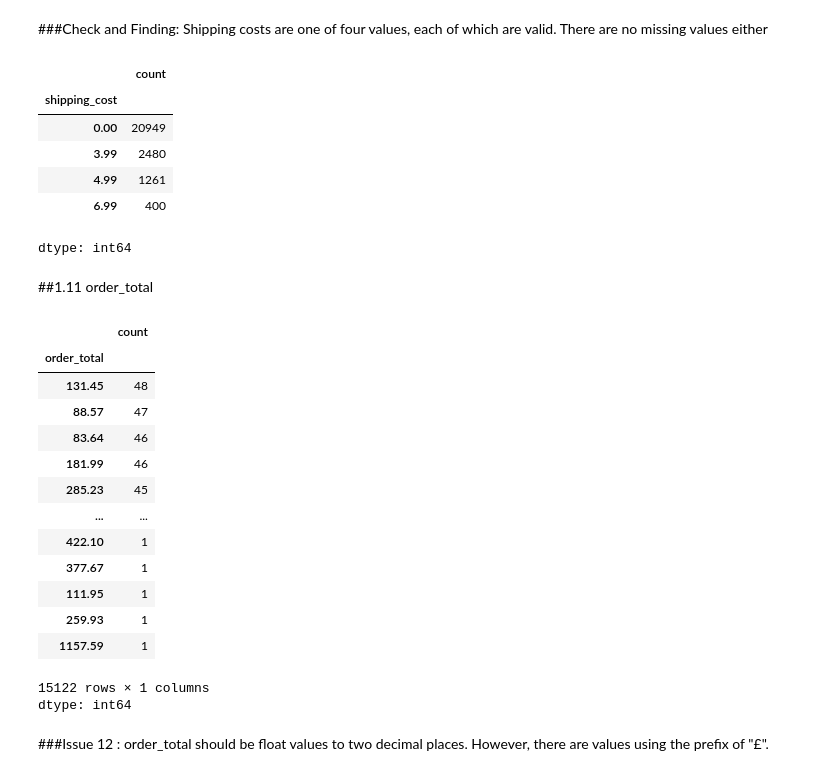
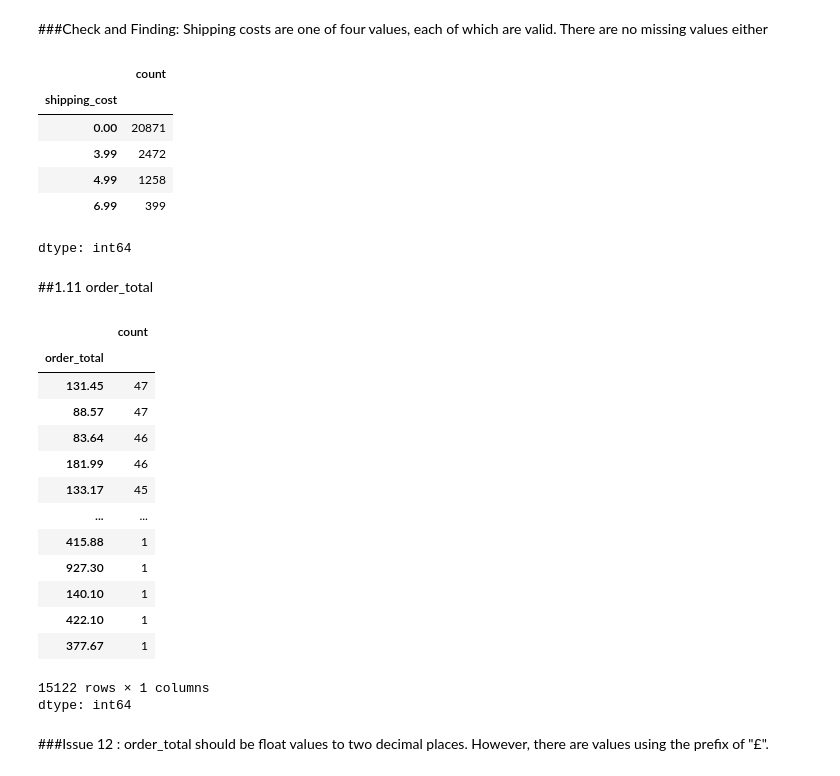
Before and after one commit to LSRajan/valley-outfitters-analysis, a Jupyter notebook: notebooks/01_profiling.ipynb, the cells around one changed output. Cells and saved outputs as stored; diff of their text form; code cells hidden in the pictures.

```diff
--- a/notebooks/01_profiling.ipynb
+++ b/notebooks/01_profiling.ipynb
@@ -58,7 +57,7 @@ np.int64(90)
 # %% [markdown]
 ### Proposed Fix 01: There are 90 duplicated rows in the table. Solve by dropping duplicated rows.
 # %%
-orders_temp = orders.drop_duplicates()
+orders_temp = orders.drop_duplicates().copy()
 # %% [markdown]
 ##1.1 order_id
 # %%
@@ -474,33 +463,33 @@ np.int64(0)
 # %% [markdown]
 ###Check and Finding: Shipping costs are one of four values, each of which are valid. There are no missing values either
 # %%
-orders["shipping_cost"].value_counts(dropna=False)
+orders_temp["shipping_cost"].value_counts(dropna=False)
 # %% [output]
 |  | count |
 | shipping_cost |  |
-| 0.00 | 20949 |
-| 3.99 | 2480 |
-| 4.99 | 1261 |
-| 6.99 | 400 |
+| 0.00 | 20871 |
+| 3.99 | 2472 |
+| 4.99 | 1258 |
+| 6.99 | 399 |
 dtype: int64
 # %% [markdown]
 ##1.11 order_total
 # %%
-orders["order_total"].value_counts()
+orders_temp["order_total"].value_counts()
 # %% [output]
 |  | count |
 | order_total |  |
-| 131.45 | 48 |
+| 131.45 | 47 |
 | 88.57 | 47 |
 | 83.64 | 46 |
 | 181.99 | 46 |
-| 285.23 | 45 |
+| 133.17 | 45 |
 | ... | ... |
+| 415.88 | 1 |
+| 927.30 | 1 |
+| 140.10 | 1 |
 | 422.10 | 1 |
 | 377.67 | 1 |
-| 111.95 | 1 |
-| 259.93 | 1 |
-| 1157.59 | 1 |
 15122 rows × 1 columns
 dtype: int64
 # %% [markdown]
```
Also changed, not shown: parts of 71 cells of this notebook, 2 other files.
